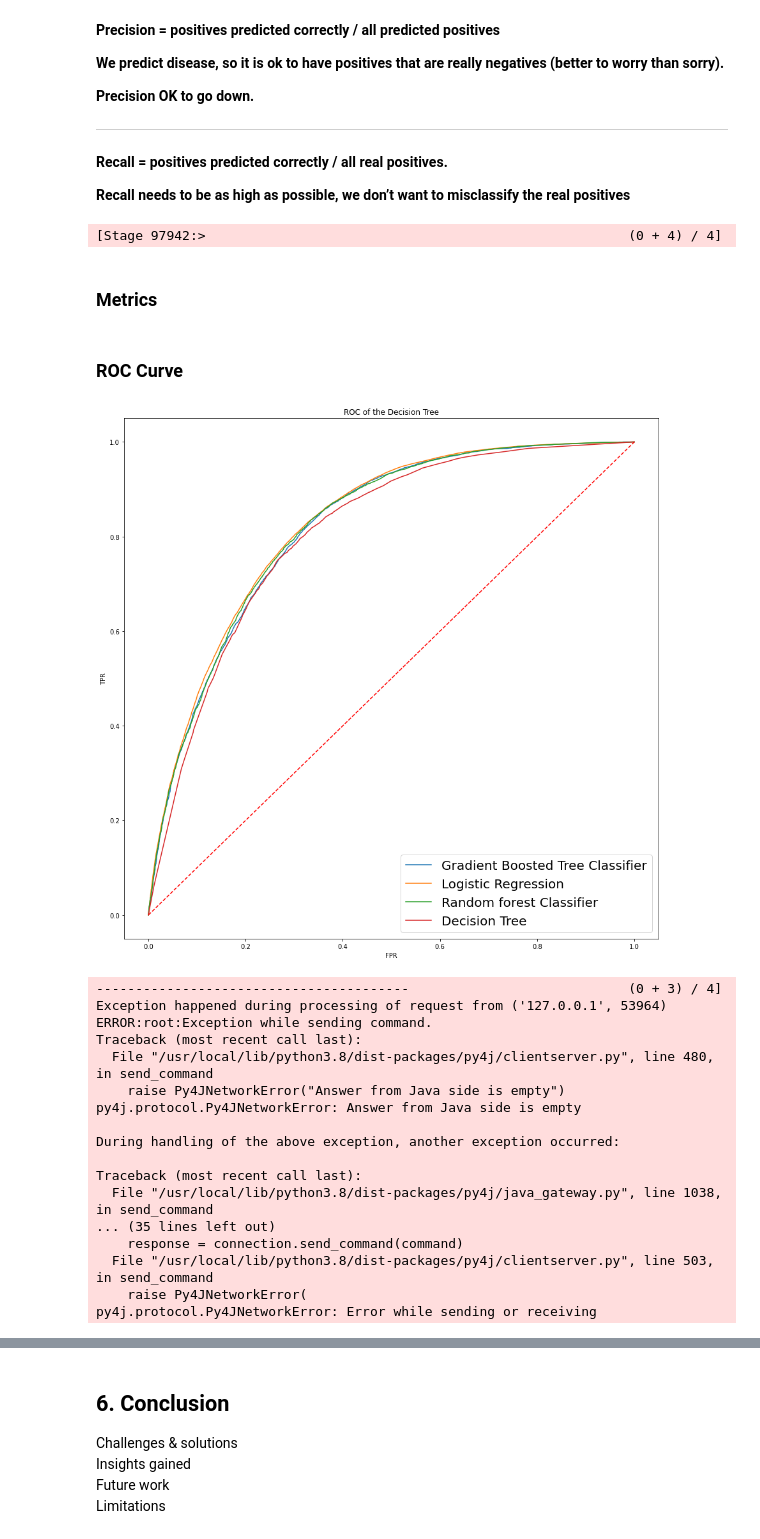
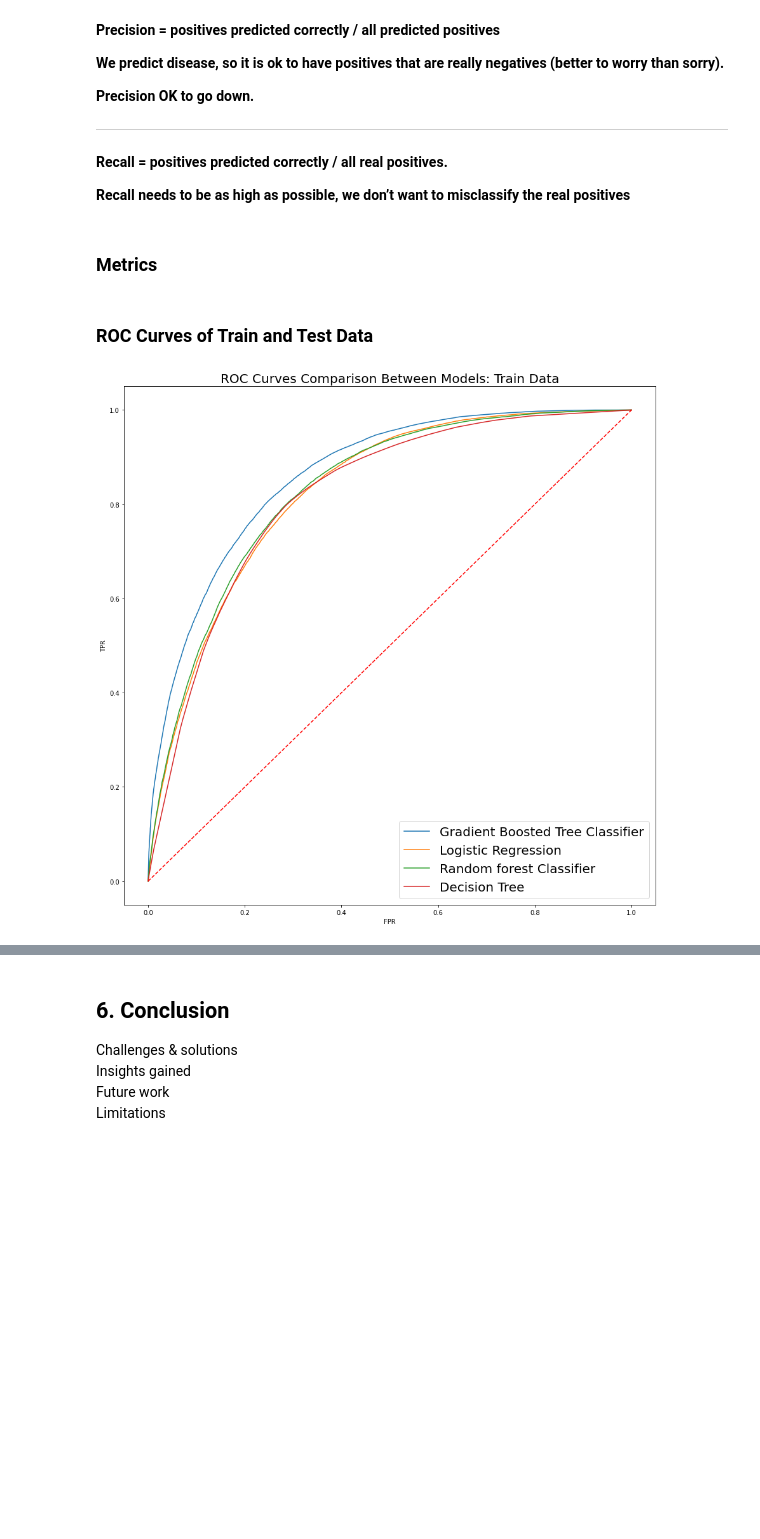
Before and after one commit to spring-camm-sergey/dse230, a Jupyter notebook: final_code/everything_combined.ipynb, the cells around one changed output, grey strips where cells are left out. Drawn from its saved outputs; the diff is of its cells as text; code cells hidden in the pictures; blank space fills up the shorter version.

```diff
--- a/final_code/everything_combined.ipynb
+++ b/final_code/everything_combined.ipynb
@@ -1397,8 +1403,10 @@ Wall time: 1min 38s
 best_dtree_model = DecisionTreeClassifier(labelCol="label", featuresCol="indexedFeatures", maxDepth=15, maxBins=64, minInstancesPerNode=100).fit(train_data)
 
 # Make predictions.
-best_dtree_predictions = best_dtree_model.transform(test_data)
+best_dtree_predictions_train = best_dtree_model.transform(train_data)
+best_dtree_predictions_test = best_dtree_model.transform(test_data)
 
 # evaluate
-evaluate(best_dtree_model, best_dtree_predictions, 'label', 'Decision Tree')
+evaluate(best_dtree_model, best_dtree_predictions_train, 'label', 'Decision Tree Train Data')
+evaluate(best_dtree_model, best_dtree_predictions_test, 'label', 'Decision Tree Test Data')
 # %% [output]
@@ -1489,8 +1484,10 @@ KeyboardInterrupt:
 best_gbt_model = GBTClassifier(labelCol="label", featuresCol="indexedFeatures", maxDepth=30, maxBins=8, minInstancesPerNode=100).fit(train_data)
 
 # Make predictions.
-best_gbt_predictions = best_gbt_model.transform(test_data)
+best_gbt_predictions_train = best_gbt_model.transform(train_data)
+best_gbt_predictions_test = best_gbt_model.transform(test_data)
 
 # evaluate
-evaluate(best_gbt_model, best_gbt_predictions, 'label', 'GBT Classifier')
+evaluate(best_gbt_model, best_gbt_predictions_train, 'label', 'GBT Classifier Train Data')
+evaluate(best_gbt_model, best_gbt_predictions_test, 'label', 'GBT Classifier Test Data')
 # %% [output]
@@ -1578,8 +1560,10 @@ ConnectionRefusedError: [Errno 111] Connection refused
 best_rf_model = RandomForestClassifier(labelCol="label", featuresCol="indexedFeatures", maxDepth=30, maxBins=8, minInstancesPerNode=100).fit(train_data)
 
 # Make predictions.
-best_rf_predictions = best_rf_model.transform(test_data)
+best_rf_predictions_train = best_rf_model.transform(train_data)
+best_rf_predictions_test = best_rf_model.transform(test_data)
 
 # evaluate
-evaluate(best_rf_model, best_rf_predictions, 'label', 'Random forest Classifier')
+evaluate(best_rf_model, best_rf_predictions_train, 'label', 'Random forest Classifier Train Data')
+evaluate(best_rf_model, best_rf_predictions_test, 'label', 'Random forest Classifier Test Data')
 # %% [output]
@@ -1643,7 +1648,7 @@ class CurveMetrics(BinaryClassificationMetrics):
         return self._to_list(rdd)
 
 
-def plot_roc(args):
+def plot_roc(args, title):
     """
     The function plots ROC Curve graph for the models.
 
@@ -1688,11 +1693,9 @@ def plot_roc(args):
     plt.plot([0, 1], [0, 1], 'r--')
     plt.xlabel('FPR')
     plt.ylabel('TPR')
-    plt.title(f'ROC of the {model_name}')
+    plt.title(title, fontsize=20)
     plt.legend(prop={'size': 20})
     plt.show()
-# %% [output]
-[Stage 97942:>                                                      (0 + 4) / 4]
 # %% [markdown]
 ### Metrics
 # %%
@@ -1700,32 +1703,14 @@ def plot_roc(args):
 # evaluate(best_gbt_model, best_gbt_predictions, 'label', 'GBT Classifier')
 # evaluate(best_lsvc_model, best_lsvc_predictions, 'label', 'Linear SVM')
 # %% [markdown]
-### ROC Curve
+### ROC Curves of Train and Test Data
 # %%
-
 args = [
-    [best_gbt_model, best_gbt_predictions, 'label', 'Gradient Boosted Tree Classifier', 'tree'],
-    [best_lr_model, best_lr_test_preds, 'label', 'Logistic Regression', 'lr'],
-    [best_rf_model, best_rf_predictions, 'label', 'Random forest Classifier', 'tree'],
-    [best_dtree_model, best_dtree_predictions, 'label', 'Decision Tree', 'tree']
+    [best_gbt_model, best_gbt_predictions_train, 'label', 'Gradient Boosted Tree Classifier', 'tree'],
+    [best_lr_model, best_lr_preds_train, 'label', 'Logistic Regression', 'lr'],
+    [best_rf_model, best_rf_predictions_train, 'label', 'Random forest Classifier', 'tree'],
+    [best_dtree_model, best_dtree_predictions_train, 'label', 'Decision Tree', 'tree']
 ]
-plot_roc(args)
+plot_roc(args, title=f'ROC Curves Comparison Between Models: Train Data')
 # %% [output]
-[figure, old version]
+[figure, new version]
-----------------------------------------                            (0 + 3) / 4]
-Exception happened during processing of request from ('127.0.0.1', 53964)
-ERROR:root:Exception while sending command.
-Traceback (most recent call last):
-  File "/usr/local/lib/python3.8/dist-packages/py4j/clientserver.py", line 480, in send_command
-    raise Py4JNetworkError("Answer from Java side is empty")
-py4j.protocol.Py4JNetworkError: Answer from Java side is empty
-
-During handling of the above exception, another exception occurred:
-
-Traceback (most recent call last):
-  File "/usr/local/lib/python3.8/dist-packages/py4j/java_gateway.py", line 1038, in send_command
-... (35 lines left out)
-    response = connection.send_command(command)
-  File "/usr/local/lib/python3.8/dist-packages/py4j/clientserver.py", line 503, in send_command
-    raise Py4JNetworkError(
-py4j.protocol.Py4JNetworkError: Error while sending or receiving
```
Also changed, not shown: parts of 19 cells of this notebook.
